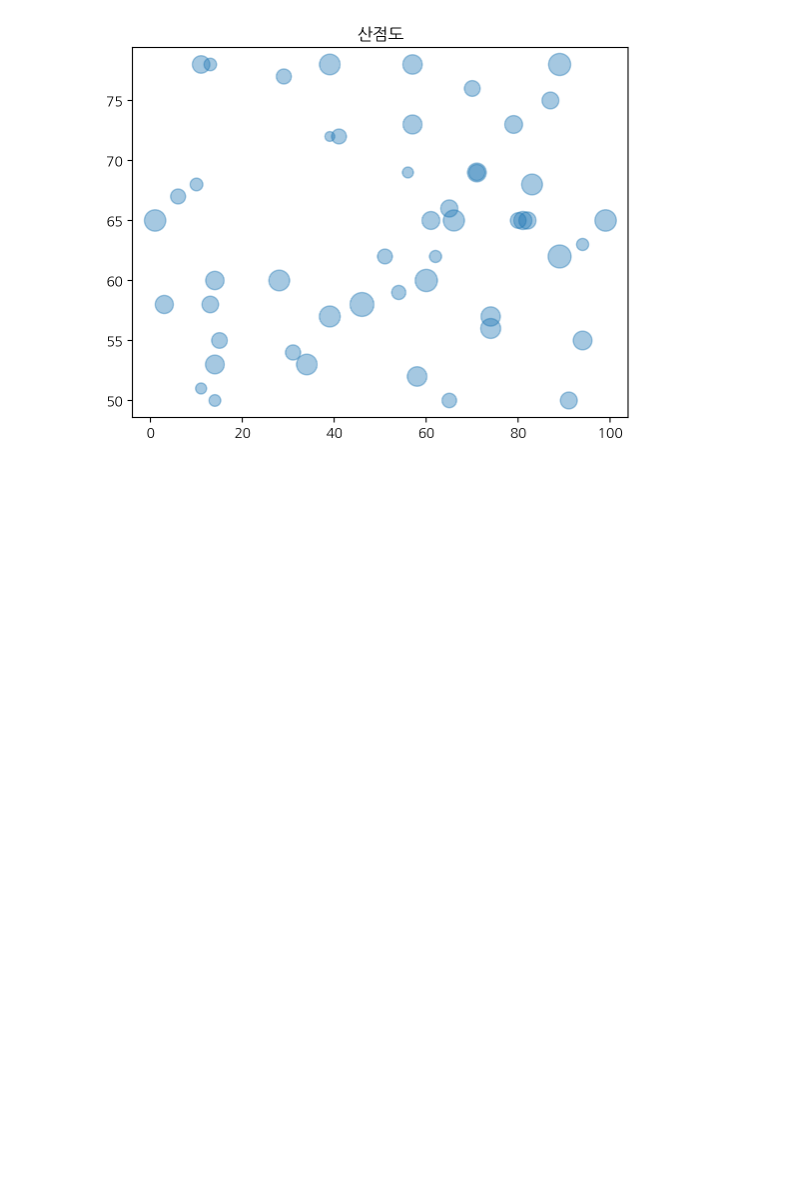
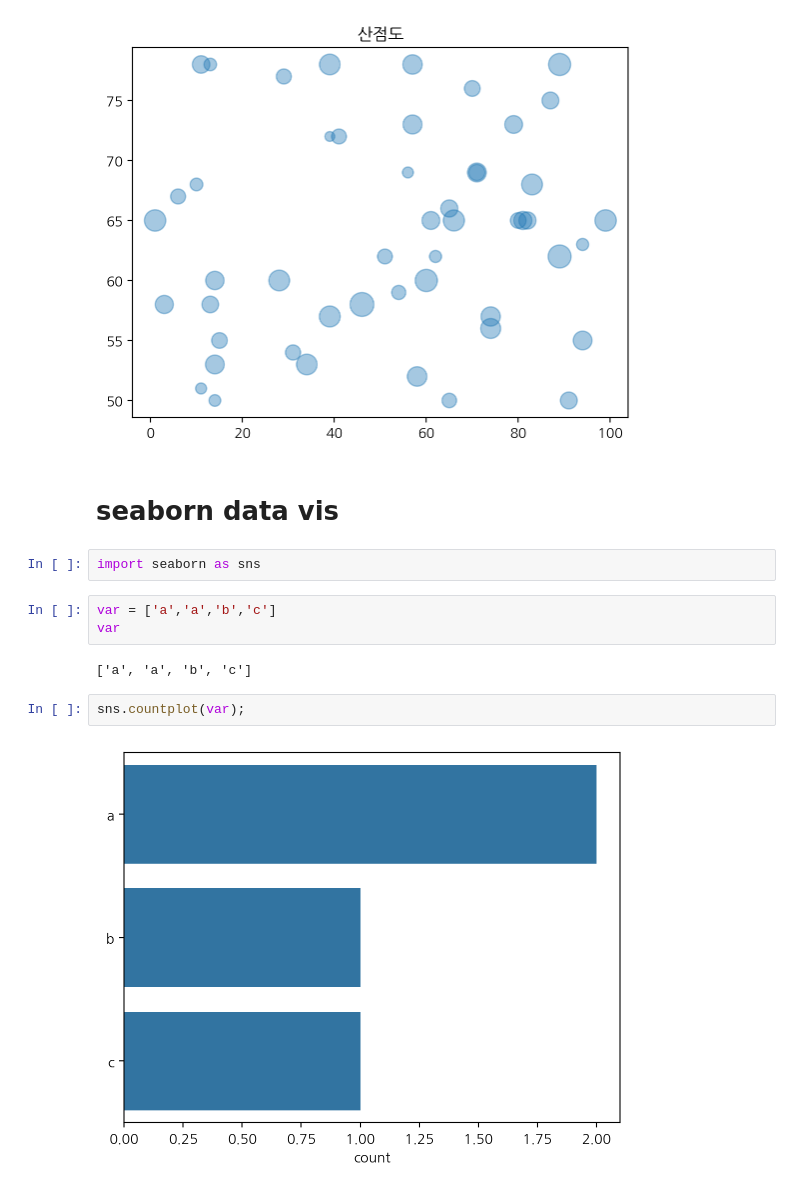
Before and after one commit to thdnjs0730/2024-1-my-BDA, a Jupyter notebook: inclass/01w_0311_mon_bigdata_basic.ipynb, the cells around one changed output. Drawn from its saved outputs; the diff is of its cells as text; blank space fills up the shorter version.

```diff
--- a/inclass/01w_0311_mon_bigdata_basic.ipynb
+++ b/inclass/01w_0311_mon_bigdata_basic.ipynb
@@ -81,3 +81,16 @@ plt.title('산점도')
 # %% [output]
 Text(0.5, 1.0, '산점도')
 [figure]
+# %% [markdown]
+# seaborn data vis
+# %%
+import seaborn as sns
+# %%
+var = ['a','a','b','c']
+var
+# %% [output]
+['a', 'a', 'b', 'c']
+# %%
+sns.countplot(var);
+# %% [output]
+[figure, added]
```
Also changed, not shown: parts of 3 cells of this notebook.
